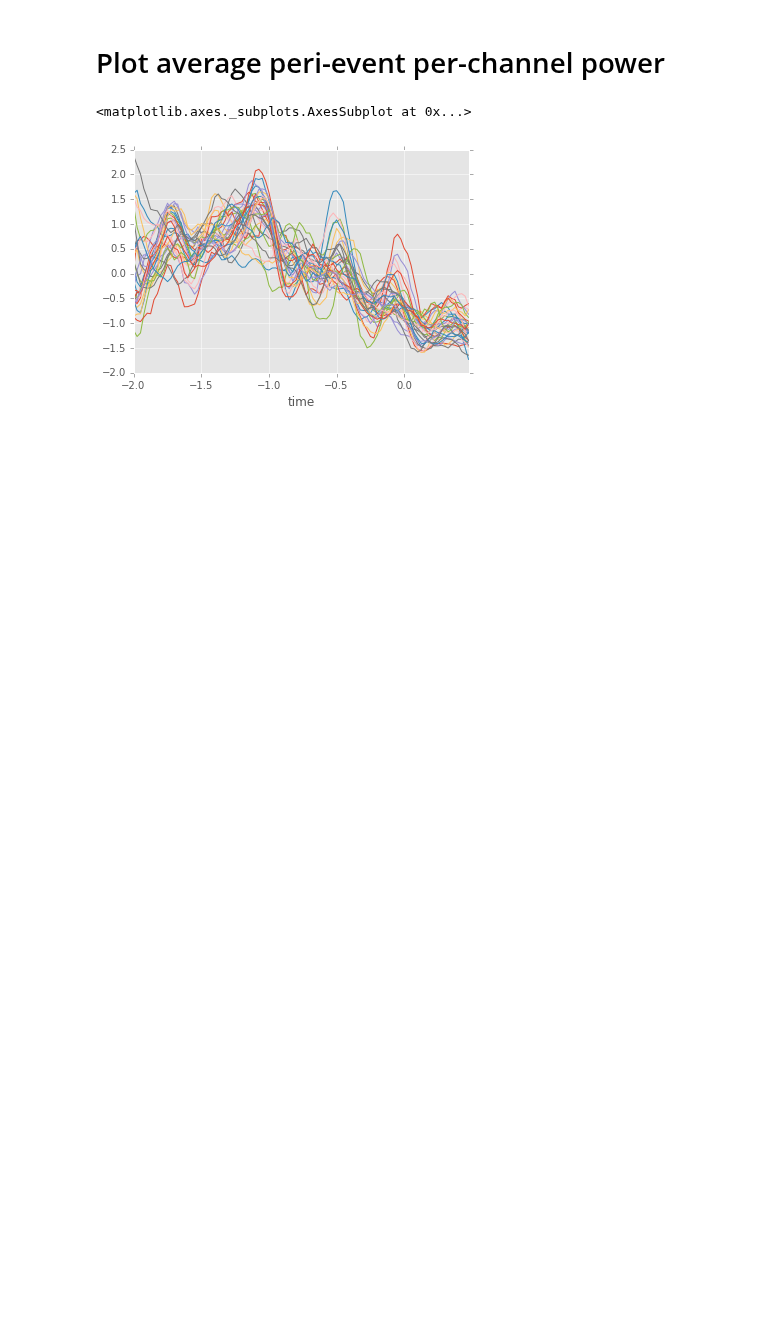
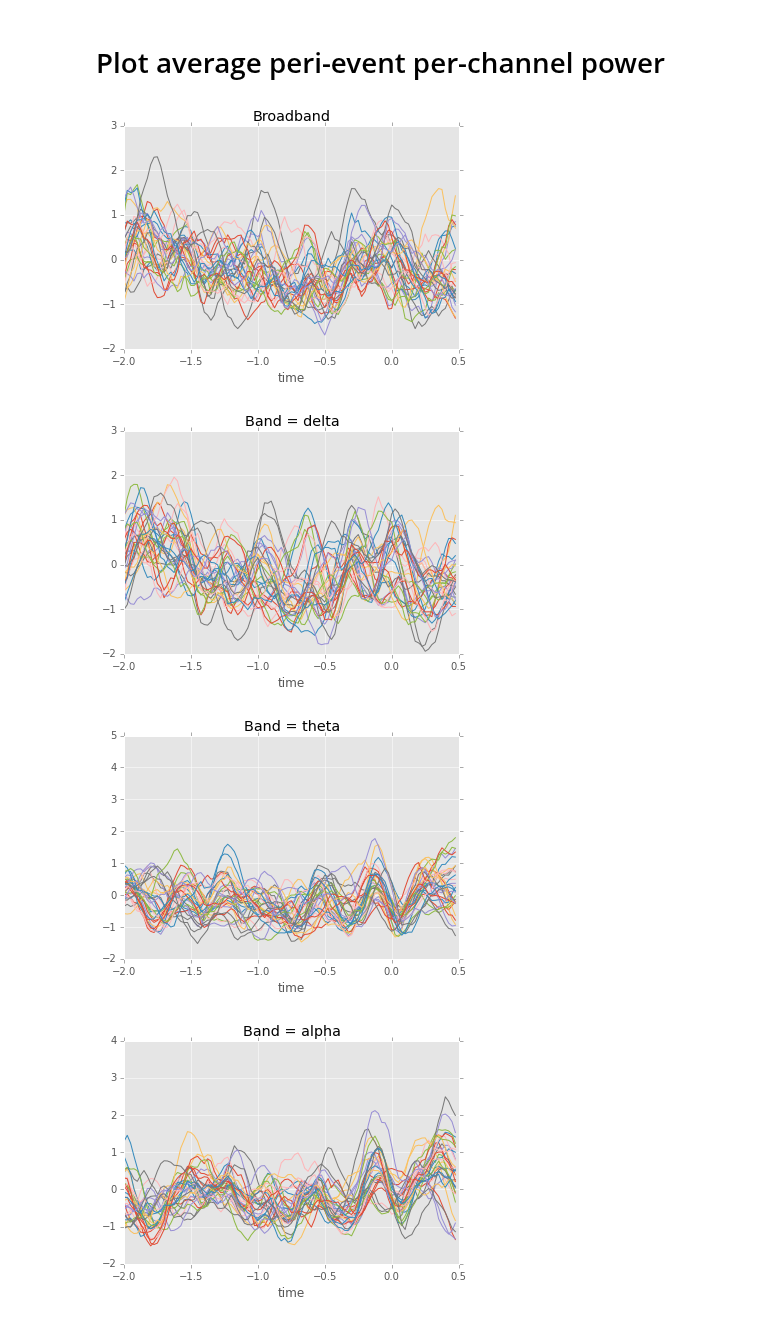
Before and after one commit to jmxpearson/hephys, a Jupyter notebook: bartc/plot_channel_traces.ipynb, the cells around one changed output. Drawn from its saved outputs; the diff is of its cells as text; code cells hidden in the pictures; blank space fills up the shorter version.

Commit message:
added more diagnostic plots to plot_channel_traces.ipynb

```diff
--- a/bartc/plot_channel_traces.ipynb
+++ b/bartc/plot_channel_traces.ipynb
@@ -30,12 +33,15 @@ lfp = lfp.bandlimit(bands)
 # %%
 # decimate to 100 Hz
 lfp = lfp.decimate(5)
+lfpraw = lfpraw.decimate(5)
 # %%
 # instantaneous power
 lfp = lfp.instpwr()
+lfpraw = lfpraw.instpwr()
 # %%
 # censor
 lfp = lfp.censor()
+lfpraw = lfpraw.censor()
 # %%
 # get events
 evt = dbio.fetch(dbname, 'events', *dtup)
@@ -47,8 +53,25 @@ stop_split = lfp.evtsplit(stops, Tpre, Tpost)
 stop_means = stop_split.groupby(level=1).median()
 stop_df = physutils.LFPset(stop_means, meta=lfp.meta.copy()).zscore()
 stop_df = stop_df.smooth(smwid)
-# %%
-stop_df.plot(legend=False);
-# %% [output]
-<matplotlib.axes._subplots.AxesSubplot at 0x...>
-[figure, removed]
+# %%
+# make raw peri-stop frame
+raw_split = lfpraw.evtsplit(stops, Tpre, Tpost)
+raw_means = raw_split.groupby(level=1).median()
+raw_df = physutils.LFPset(raw_means, meta=lfpraw.meta.copy()).zscore()
+raw_df = raw_df.smooth(smwid)
+# %%
+raw_df.plot(legend=False);
+plt.xlim([Tpre_plot, Tpost])
+plt.title("Broadband")
+if bands:
+    for bb in bands:
+        to_grab = [col for col in stop_df.columns if bb in col]
+        this_df = stop_df.loc[:, to_grab]
+        this_df.plot(legend=False)
+        plt.title("Band = {}".format(bb))
+        plt.xlim([Tpre_plot, Tpost])
+# %% [output]
+[figure, added]
+[figure, added]
+[figure, added]
+[figure, added]
```
Also changed, not shown: parts of 5 cells of this notebook.
